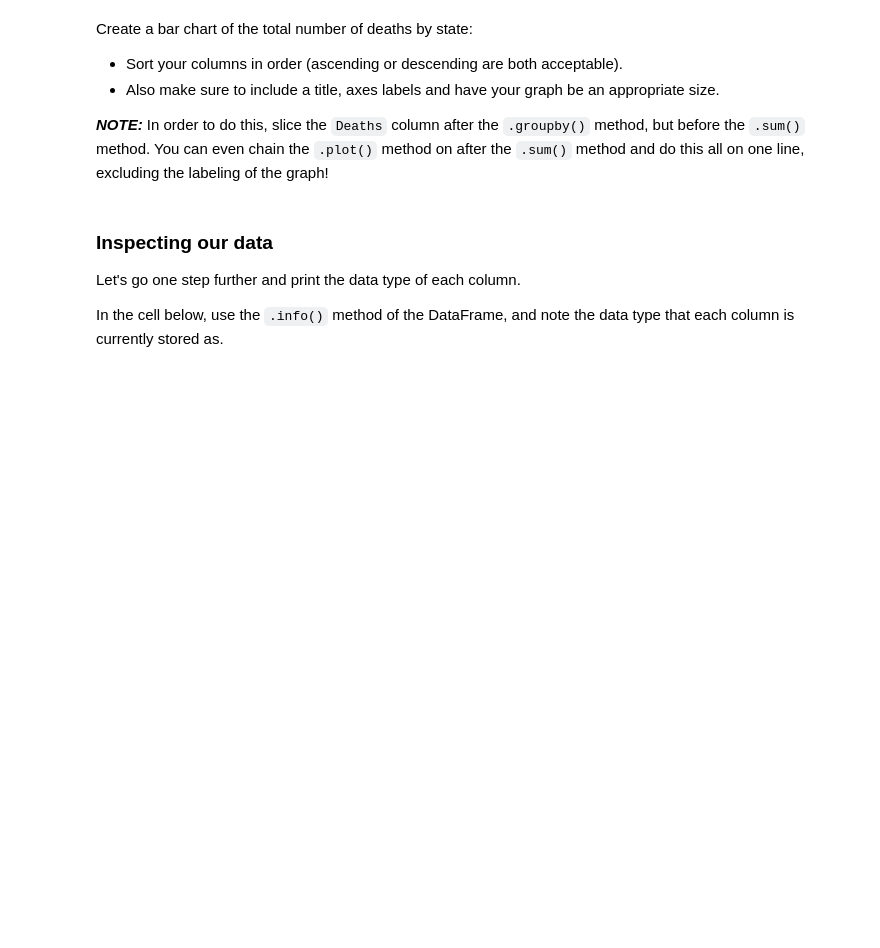
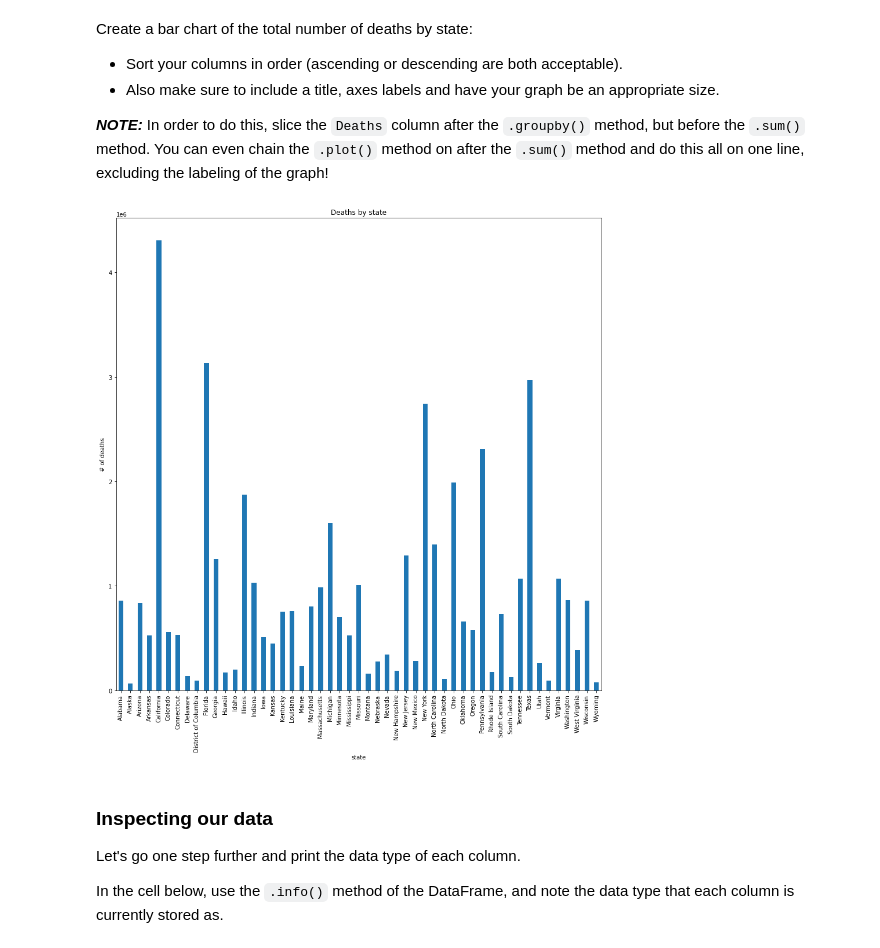
Before and after one commit to learn-co-curriculum/dsc-pivot-tables-pandas-lab, a Jupyter notebook: index.ipynb, the cells around one changed output. Cells and saved outputs as stored; diff of their text form; code cells hidden in the pictures; blank space fills up the shorter version.

```diff
--- a/index.ipynb
+++ b/index.ipynb
@@ -28,0 +32,3 @@ df = None
+# %%
+df = pd.read_csv('causes_of_death.tsv', delimiter='\t')
+df.head(7)
@@ -58,3 +160,14 @@ Create a bar chart of the total number of deaths by state:
+# %%
+# Your code here
+
+df.groupby('State')['Deaths'].sum().plot.bar()
+
+plot.title("Deaths by state")
+plot.xlabel("state")
+plot.ylabel("# of deaths")
+plot.rcParams['figure.figsize'] = [15, 15]
+# %% [output]
+[figure, added]
 # %% [markdown]
 ### Inspecting our data
 
```
Also changed, not shown: parts of 42 cells of this notebook.
